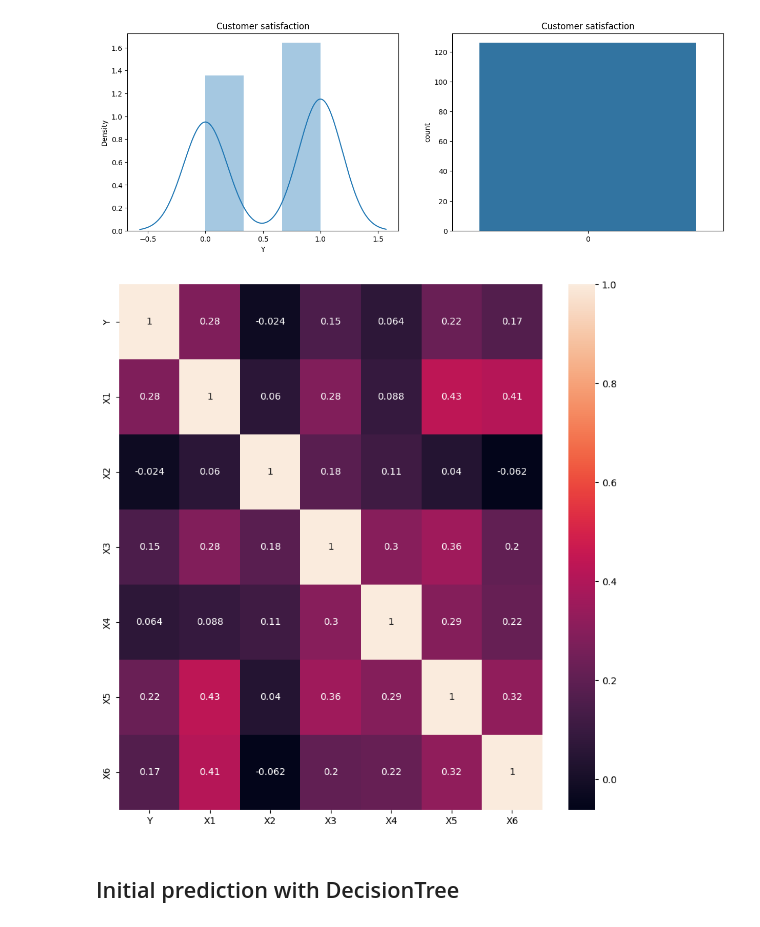
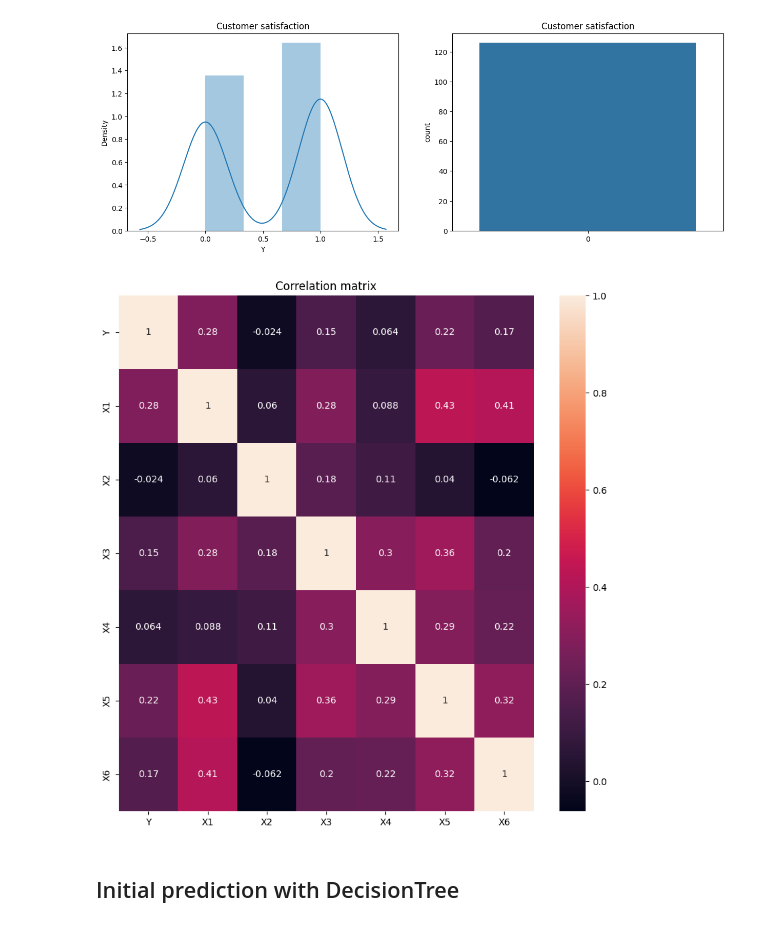
Before and after one commit to lfunderburk/paG4alzLemjWh6Sq, a Jupyter notebook: notebooks/exploration.ipynb, the cells around one changed output. Saved outputs shown, nothing was run; the diff lists cells and outputs as text; code cells hidden in the pictures.

Commit message:
generate report

```diff
--- a/notebooks/exploration.ipynb
+++ b/notebooks/exploration.ipynb
@@ -170,11 +188,15 @@ plt.show()
 # %%
 # Correlation matrix
 corr = df.corr()
 fig, ax = plt.subplots(figsize=(10, 10))
 sns.heatmap(corr, annot=True, ax=ax)
+plt.title('Correlation matrix')
 plt.show()
+
+# save the figure
+fig.savefig(os.path.abspath(os.path.join(os.getcwd(), '..', 'reports', 'figures', 'correlation.png')))
 # %% [output]
-[figure, old version]
+[figure, new version]
 # %% [markdown]
 ## Initial prediction with DecisionTree
 # %%
```
Also changed, not shown: parts of 11 cells of this notebook, 8 other files.
